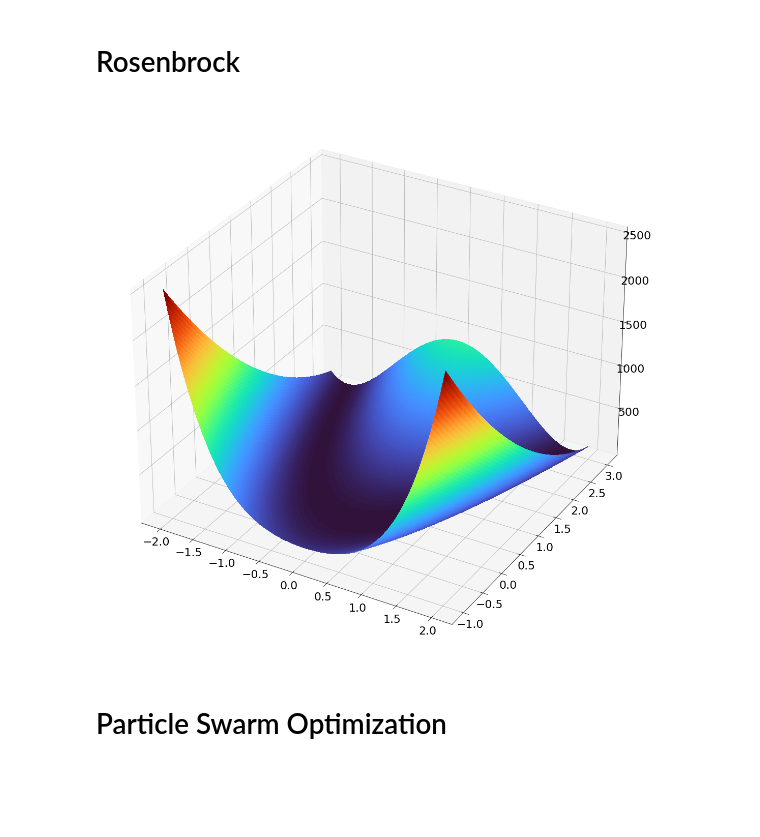
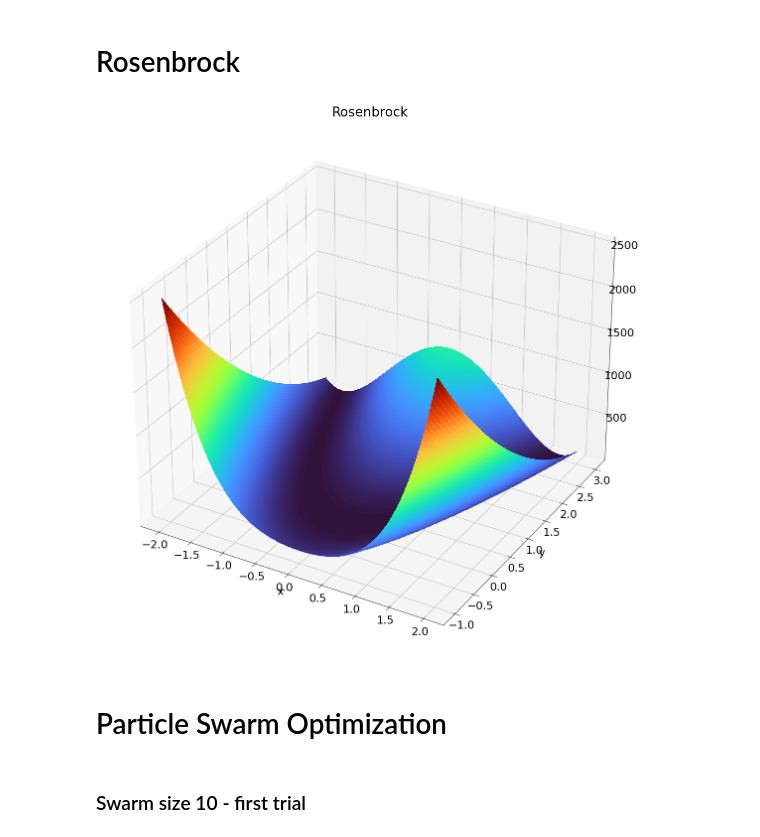
Before and after one commit to f0ti/maastricht_AI, a Jupyter notebook: Particle Swarm Optimization.ipynb, the cells around one changed output. Saved outputs shown, nothing was run; the diff lists cells and outputs as text; code cells hidden in the pictures; blank space fills up the shorter version.

```diff
--- a/Particle Swarm Optimization.ipynb
+++ b/Particle Swarm Optimization.ipynb
@@ -41,27 +60,31 @@ def rosenbrock(x, y, a=1, b=100):
 # %%
 x = np.linspace(-2, 2, 200)
 y = np.linspace(-1, 3, 200)
 
 x, y = np.meshgrid(x, y)
+
+# print(x)
+# print(y)
 
 z = rosenbrock(x, y)
 
 # plotting
 
 # configs
 fig = plt.figure()
 matplotlib.rcParams.update({'font.size': 22})
-ax.set_title('Rastrigin')
-ax.set_xlabel('x')
-ax.set_ylabel('y')
 fig.set_size_inches(20, 20)
 
 ax = fig.add_subplot(projection='3d')
 
+ax.set_title('Rosenbrock')
+ax.set_xlabel('x')
+ax.set_ylabel('y')
+
 ax.plot_surface(x, y, z, rstride=1, cstride=1, cmap=cm.turbo, linewidth=0, antialiased=False)
 
 plt.show()
 # %% [output]
-[figure, old version]
+[figure, new version]
 # %% [markdown]
 # Particle Swarm Optimization
@@ -69,0 +91,2 @@ xdx
+# %% [markdown]
+### Swarm size 10 - first trial
```
Also changed, not shown: parts of 12 cells of this notebook.
